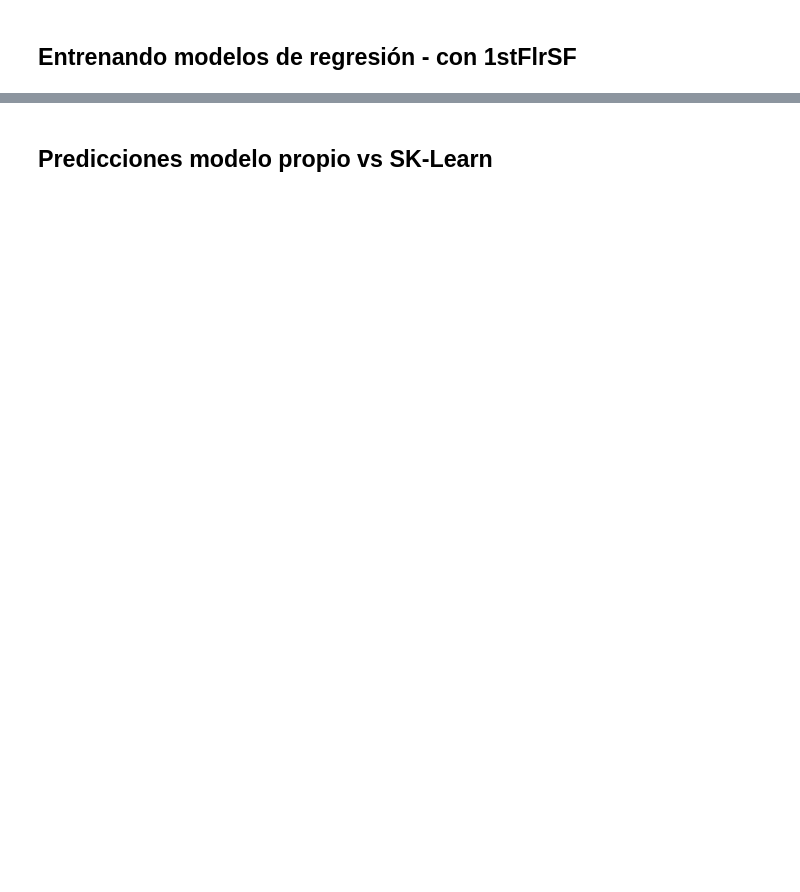
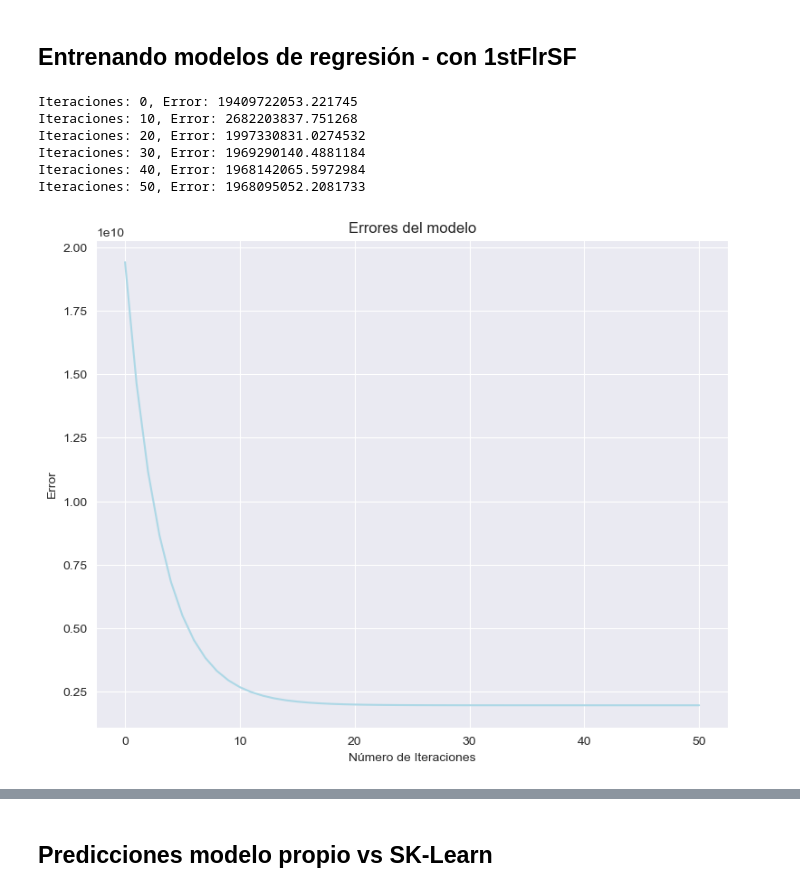
Before and after one commit to 6mmario/Proyecto_1, a Jupyter notebook: Proyecto#1_24006981.ipynb, the cells around one changed output, grey strips where cells are left out. Drawn from its saved outputs; the diff is of its cells as text; code cells hidden in the pictures; blank space fills up the shorter version.

```diff
--- a/Proyecto#1_24006981.ipynb
+++ b/Proyecto#1_24006981.ipynb
@@ -245,8 +336,17 @@ _regresion.evolucion(Rmodelos,Imprimir)
 # %%
 Epoch = 51
 Imprimir = 10
 Escalar = 0.0000001
 RegresionModelo2 = _regresion(NPFirst_Floor_square_feet, NPSales, Epoch, Imprimir, Escalar)
-Rmodelos2, Rerrores2 = RegresionModelo2.modelo()
-_regresion.error(Rerrores2)
-_regresion.evolucion(Rmodelos2,Imprimir)
+Rmodelos2 = RegresionModelo2.modelo  # Acceder al atributo directamente
+Rerrores2 = RegresionModelo2.error   # Acceder al atributo directamente
+_regresion.graficar_error(Rerrores2)  # Usar el método estático graficar_error
+_regresion.evolucion(Rmodelos2, NPFirst_Floor_square_feet, NPSales, Imprimir)  # Usar el método estático evolucion
+# %% [output]
+Iteraciones: 0, Error: 19409722053.221745
+Iteraciones: 10, Error: 2682203837.751268
+Iteraciones: 20, Error: 1997330831.0274532
+Iteraciones: 30, Error: 1969290140.4881184
+Iteraciones: 40, Error: 1968142065.5972984
+Iteraciones: 50, Error: 1968095052.2081733
+[figure, added]
```
Also changed, not shown: parts of 18 cells of this notebook.
